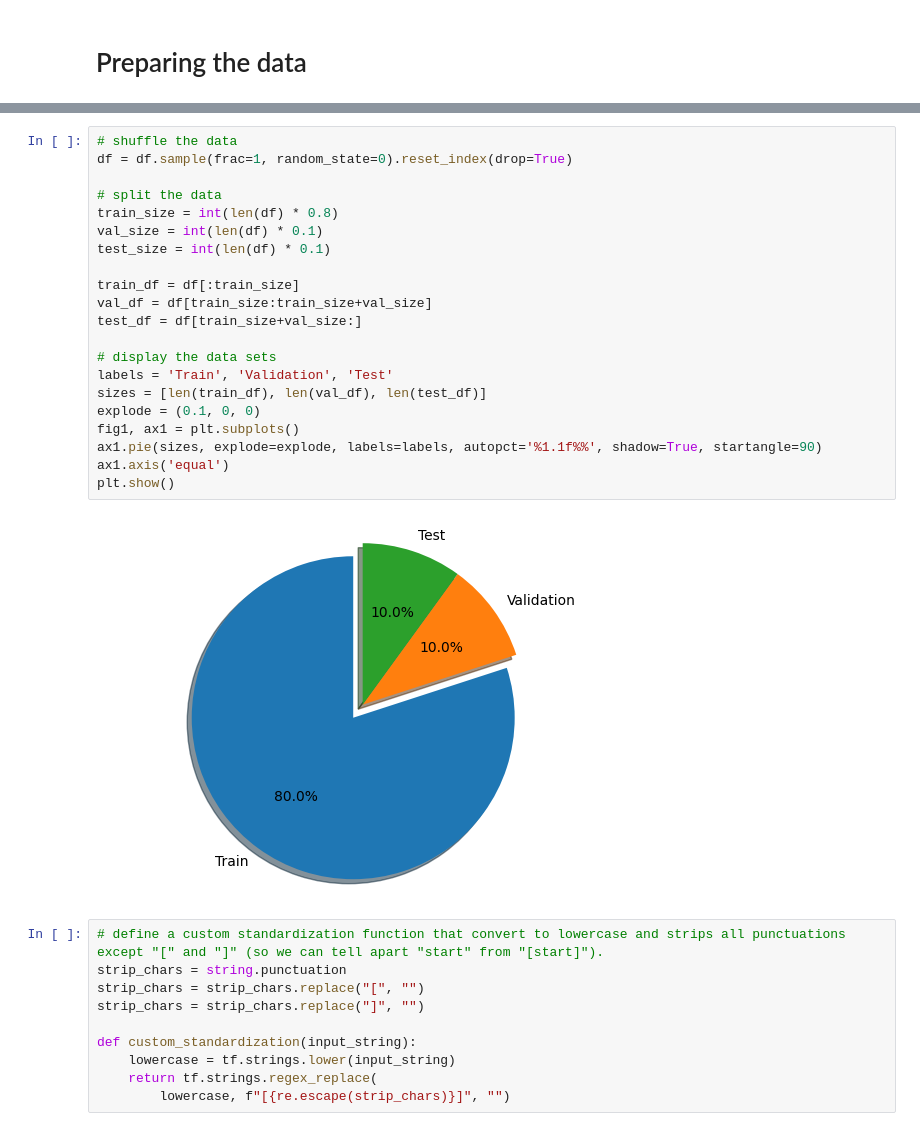
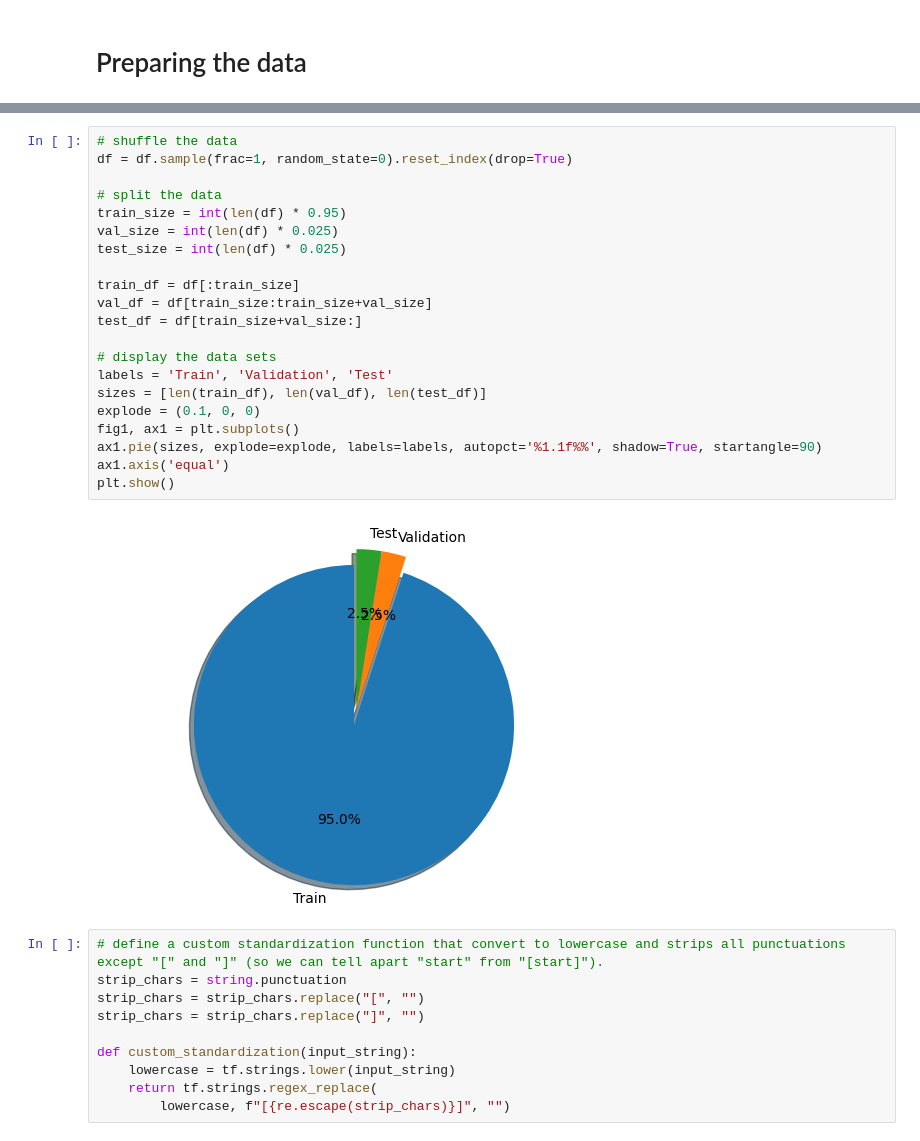
Before and after one commit to klima7/Transformer-Translation, a Jupyter notebook: model/transformer-from-scratch.ipynb, the cells around one changed output, grey strips where cells are left out. Cells and saved outputs as stored; diff of their text form.

```diff
--- a/model/transformer-from-scratch.ipynb
+++ b/model/transformer-from-scratch.ipynb
@@ -44,26 +44,26 @@ df.sample(5)
 # %%
 # shuffle the data
 df = df.sample(frac=1, random_state=0).reset_index(drop=True)
 
 # split the data
-train_size = int(len(df) * 0.8)
-val_size = int(len(df) * 0.1)
-test_size = int(len(df) * 0.1)
+train_size = int(len(df) * 0.95)
+val_size = int(len(df) * 0.025)
+test_size = int(len(df) * 0.025)
 
 train_df = df[:train_size]
 val_df = df[train_size:train_size+val_size]
 test_df = df[train_size+val_size:]
 
 # display the data sets
 labels = 'Train', 'Validation', 'Test'
 sizes = [len(train_df), len(val_df), len(test_df)]
 explode = (0.1, 0, 0)
 fig1, ax1 = plt.subplots()
 ax1.pie(sizes, explode=explode, labels=labels, autopct='%1.1f%%', shadow=True, startangle=90)
 ax1.axis('equal')
 plt.show()
 # %% [output]
-[figure, old version]
+[figure, new version]
 # %%
 # define a custom standardization function that convert to lowercase and strips all punctuations except "[" and "]" (so we can tell apart "start" from "[start]").
 strip_chars = string.punctuation
```
Also changed, not shown: parts of 11 cells of this notebook, 1 other file.
